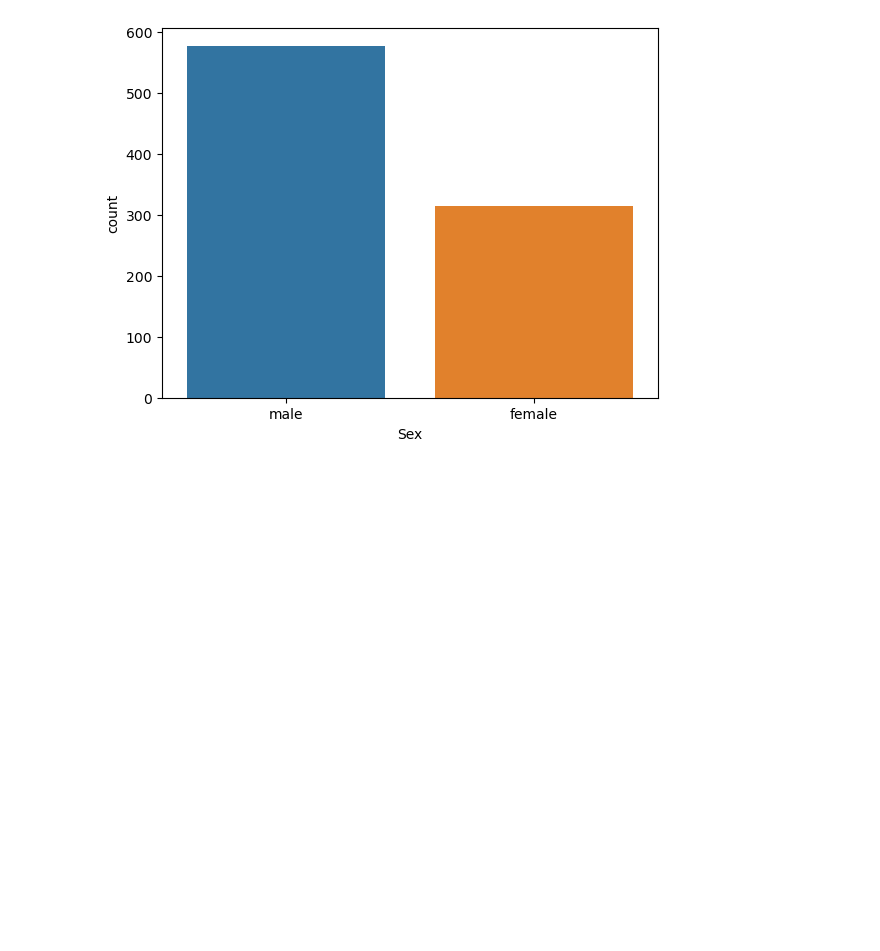
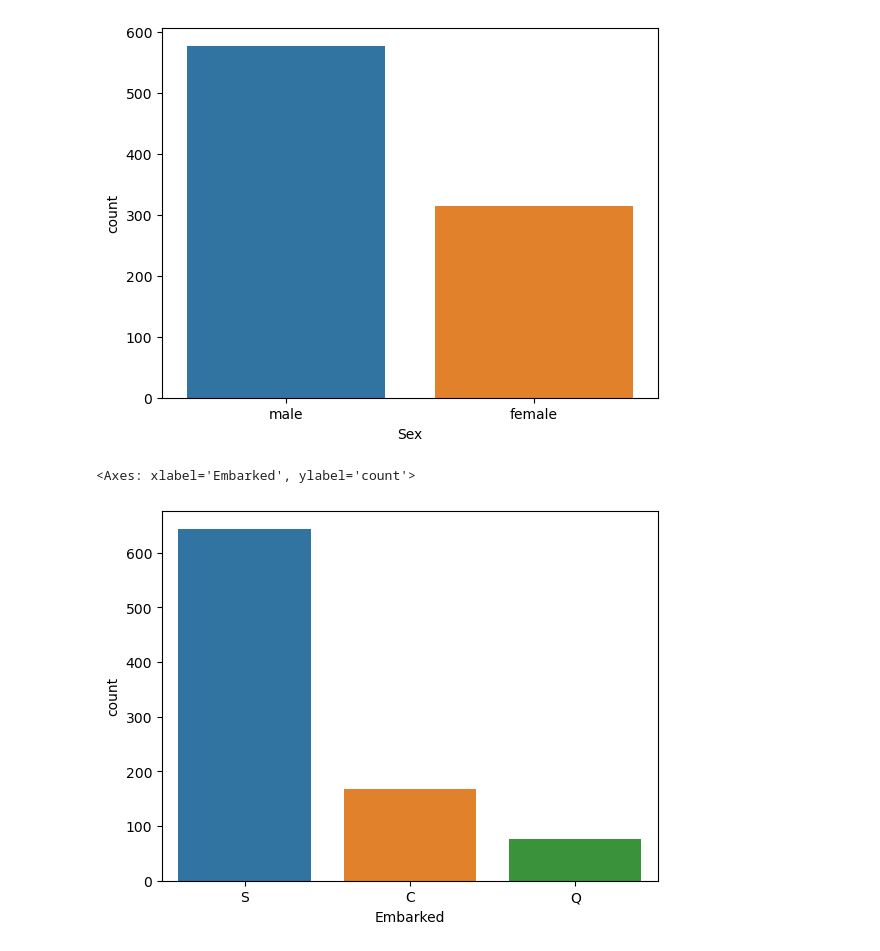
Before and after one commit to rlmrezende/Titanic, a Jupyter notebook: main.ipynb, the cells around one changed output. Saved outputs shown, nothing was run; the diff lists cells and outputs as text; code cells hidden in the pictures; blank space fills up the shorter version.

```diff
--- a/main.ipynb
+++ b/main.ipynb
@@ -91,3 +91,8 @@ male      577
 female    314
 Name: Sex, dtype: int64
 [figure]
+# %%
+sns.countplot(df, x="Embarked")
+# %% [output]
+<Axes: xlabel='Embarked', ylabel='count'>
+[figure, added]
```
